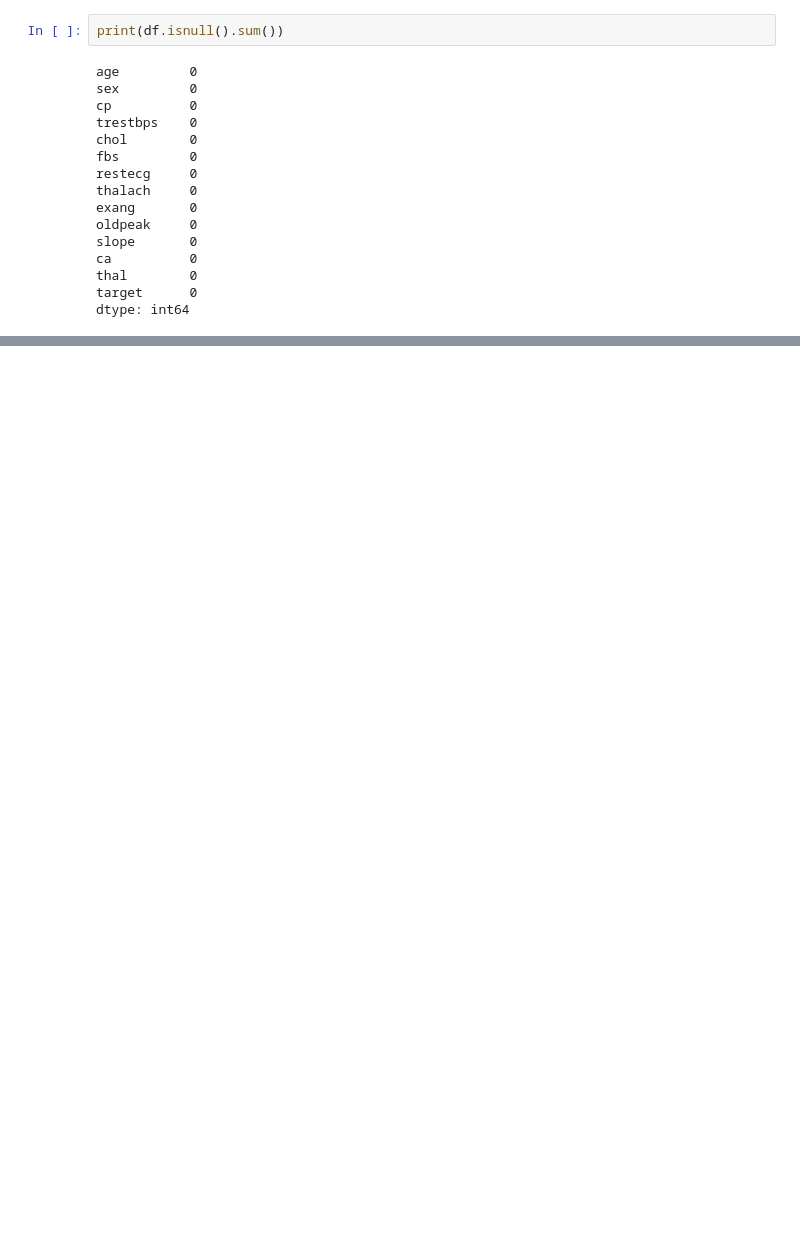
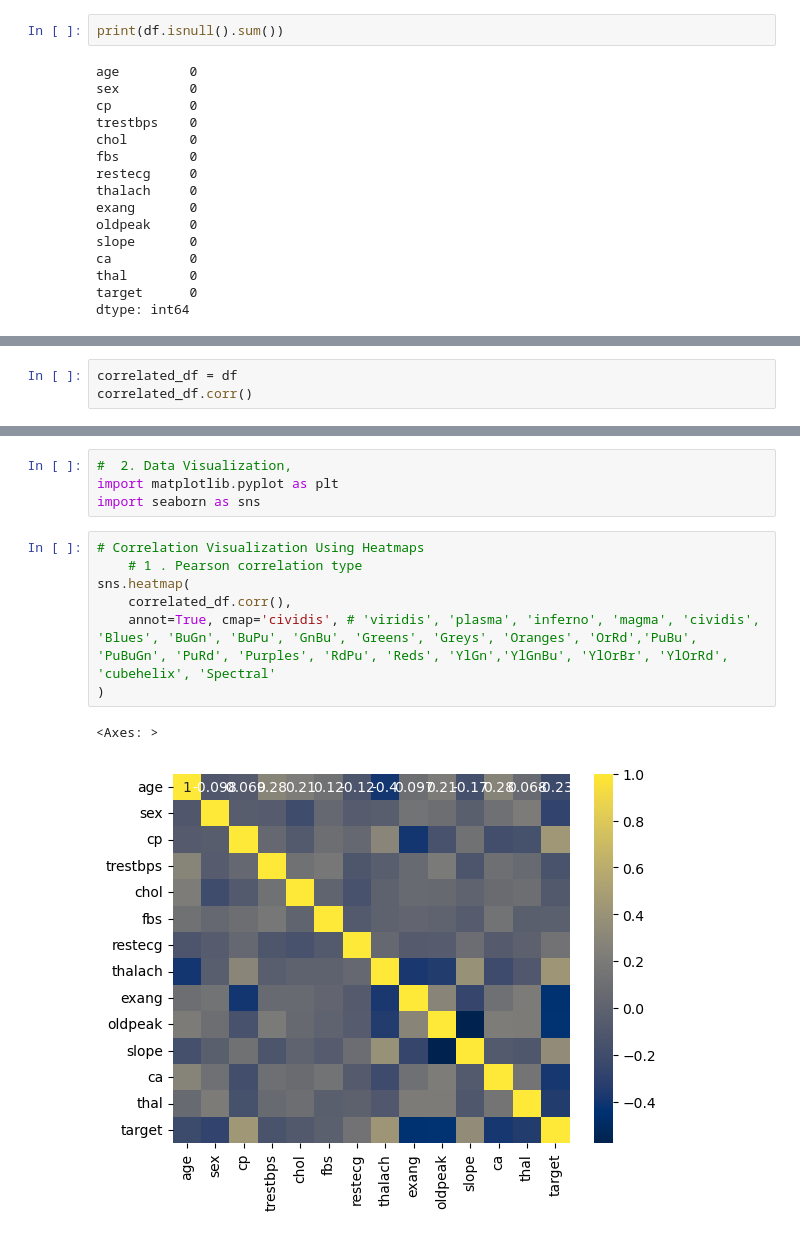
Before and after one commit to DerrickLegacy/python_lan_basic, a Jupyter notebook: Morning Session/derrick_ahaabwe_day11.ipynb, the cells around one changed output, grey strips where cells are left out. Drawn from its saved outputs; the diff is of its cells as text; blank space fills up the shorter version.

```diff
--- a/Morning Session/derrick_ahaabwe_day11.ipynb
+++ b/Morning Session/derrick_ahaabwe_day11.ipynb
@@ -136,0 +149,3 @@ correlated_df.corr()
+# %%
+correlated_df = df
+correlated_df.corr()
@@ -136,0 +168,14 @@ correlated_df.corr()
+# %%
+#  2. Data Visualization,
+import matplotlib.pyplot as plt
+import seaborn as sns
+# %%
+# Correlation Visualization Using Heatmaps
+    # 1 . Pearson correlation type
+sns.heatmap(
+    correlated_df.corr(),
+    annot=True, cmap='cividis', # 'viridis', 'plasma', 'inferno', 'magma', 'cividis', 'Blues', 'BuGn', 'BuPu', 'GnBu', 'Greens', 'Greys', 'Oranges', 'OrRd','PuBu', 'PuBuGn', 'PuRd', 'Purples', 'RdPu', 'Reds', 'YlGn','YlGnBu', 'YlOrBr', 'YlOrRd', 'cubehelix', 'Spectral'
+)
+# %% [output]
+<Axes: >
+[figure, added]
```
Also changed, not shown: parts of 19 cells of this notebook, 4 other files.
